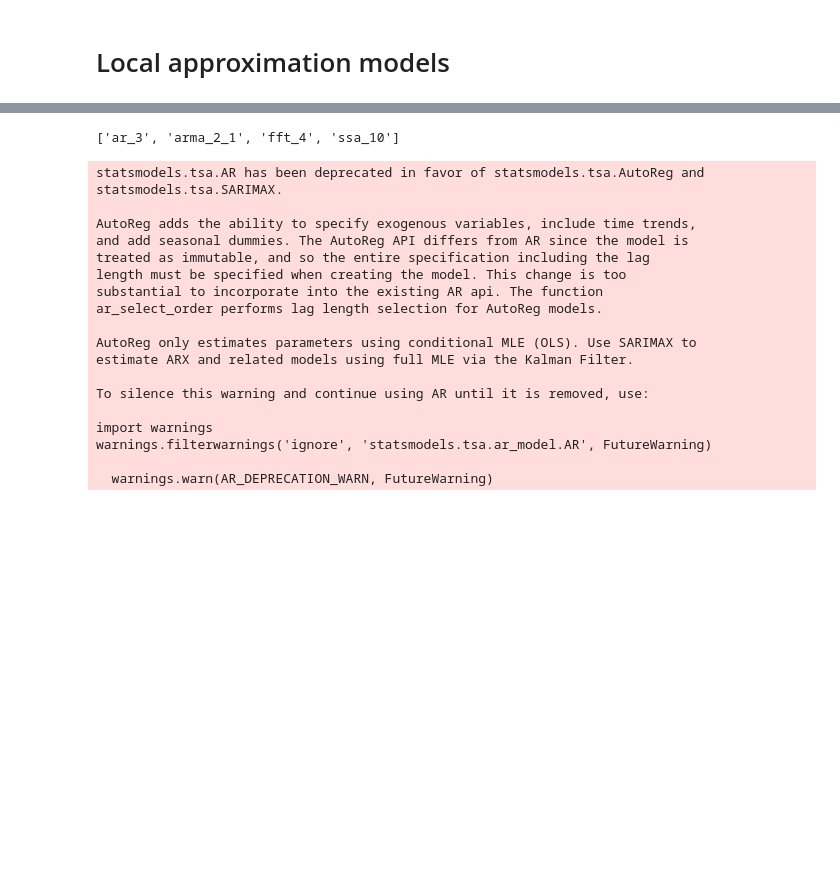
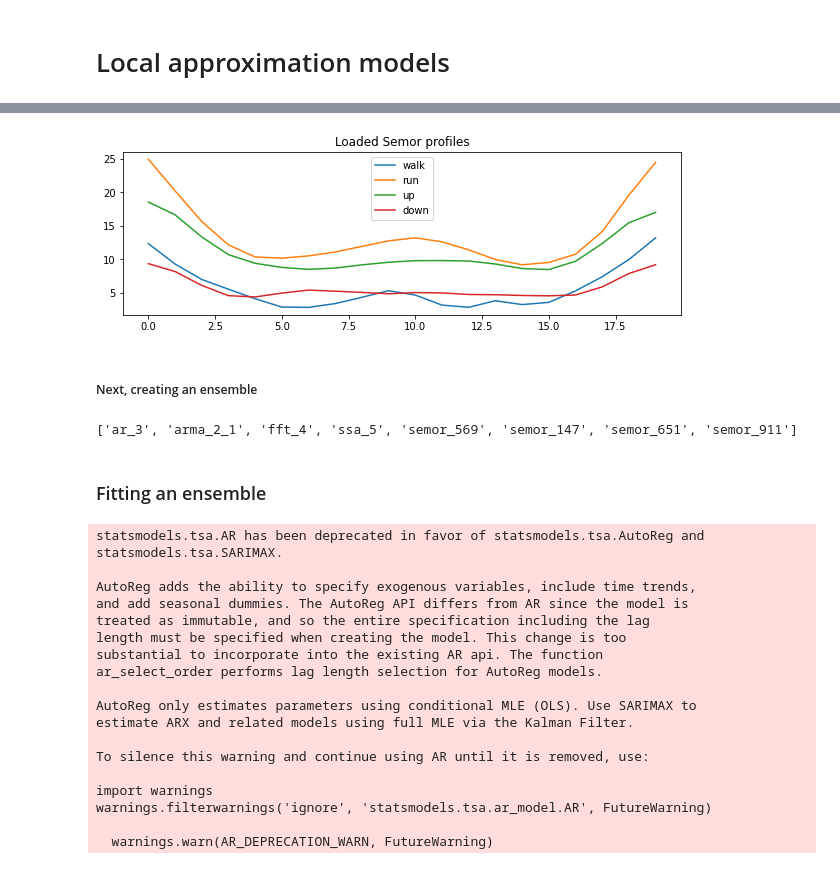
Before and after one commit to livenrlty/Local-Approximation-Models, a Jupyter notebook: exps.ipynb, the cells around one changed output, grey strips where cells are left out. Saved outputs shown, nothing was run; the diff lists cells and outputs as text; code cells hidden in the pictures; blank space fills up the shorter version.

```diff
--- a/exps.ipynb
+++ b/exps.ipynb
@@ -26,3 +40,14 @@ plt.show()
+# %%
+plt.figure(figsize=(10, 3))
+for key in semor_profiles:
+    plt.plot(semor_profiles[key], label=key)
+plt.legend(loc='best')
+plt.title('Loaded Semor profiles')
+plt.show()
+# %% [output]
+[figure, added]
+# %% [markdown]
+##### Next, creating an ensemble
 # %%
 ens = Ensemble([ar.AR(3),
                 ar.ARMA(2, 1),
@@ -33,7 +60,9 @@ names = ['AR', 'ARMA', 'FFT', 'SSA']
 # %%
-[model.name for model in ens.models]
+print([model.name for model in ens.models])
 # %% [output]
-['ar_3', 'arma_2_1', 'fft_4', 'ssa_10']
+['ar_3', 'arma_2_1', 'fft_4', 'ssa_5', 'semor_569', 'semor_147', 'semor_651', 'semor_911']
+# %% [markdown]
+### Fitting an ensemble
 # %%
 ens.fit(np.vstack([x, y, z]))
 # %% [output]
```
Also changed, not shown: parts of 14 cells of this notebook, 5 other files.
